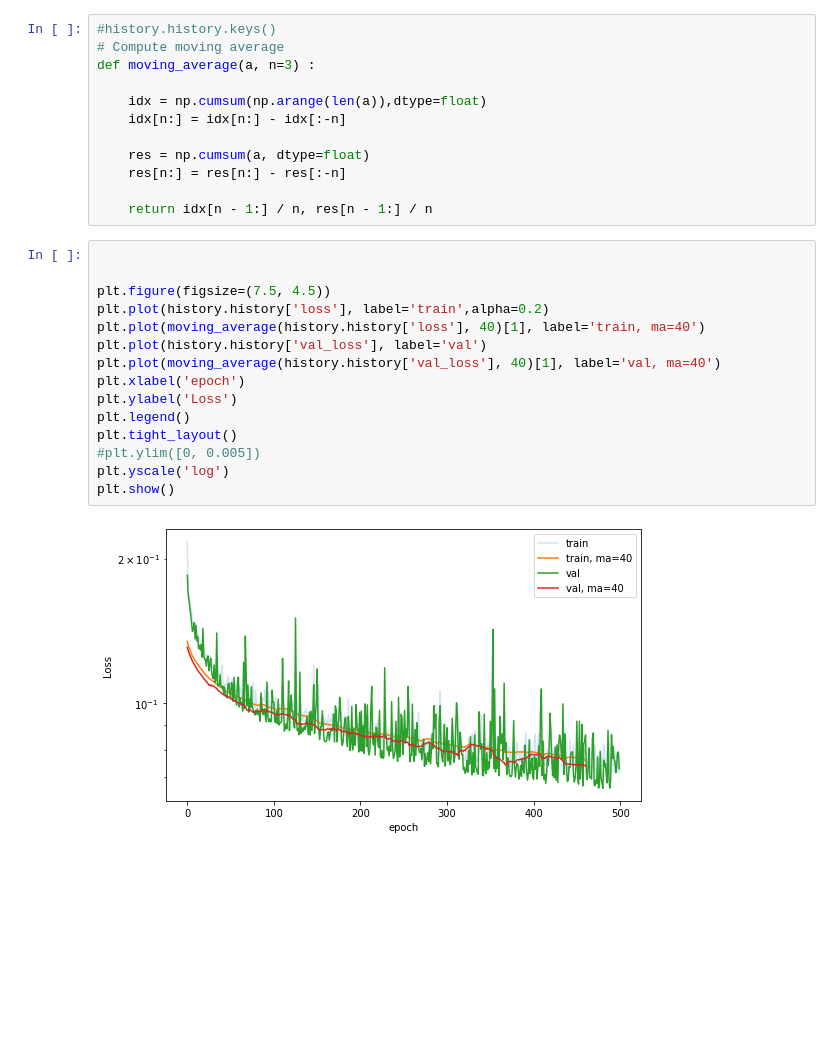
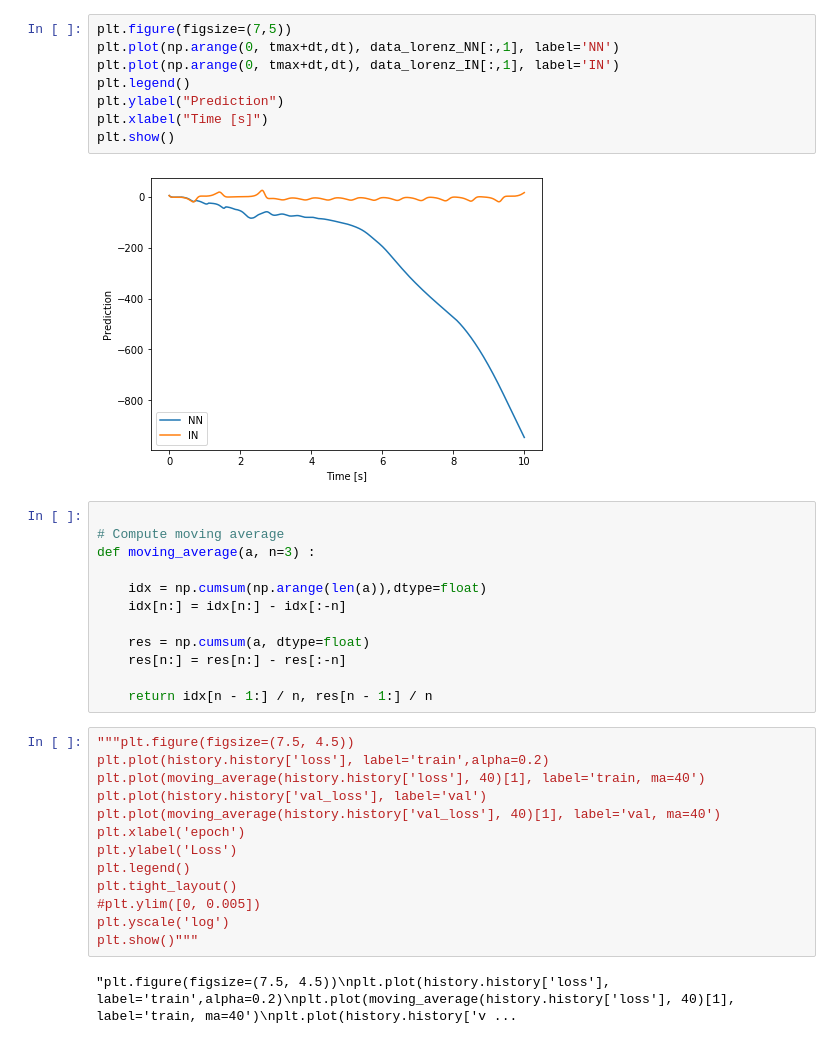
Before and after one commit to alozar-si/ml-naloga-4, a Jupyter notebook: Introduction01-Getting_started.ipynb, the cells around one changed output. Cells and saved outputs as stored; diff of their text form; blank space fills up the shorter version.

```diff
--- a/Introduction01-Getting_started.ipynb
+++ b/Introduction01-Getting_started.ipynb
@@ -102,5 +215,15 @@ Epoch 500/500
+# %%
+plt.figure(figsize=(7,5))
+plt.plot(np.arange(0, tmax+dt,dt), data_lorenz_NN[:,1], label='NN')
+plt.plot(np.arange(0, tmax+dt,dt), data_lorenz_IN[:,1], label='IN')
+plt.legend()
+plt.ylabel("Prediction")
+plt.xlabel("Time [s]")
+plt.show()
+# %% [output]
+[figure, added]
 # %%
-#history.history.keys()
+
 # Compute moving average
 def moving_average(a, n=3) :
 
@@ -112,9 +235,7 @@ def moving_average(a, n=3) :
 
     return idx[n - 1:] / n, res[n - 1:] / n
 # %%
-
-
-plt.figure(figsize=(7.5, 4.5))
+"""plt.figure(figsize=(7.5, 4.5))
 plt.plot(history.history['loss'], label='train',alpha=0.2)
 plt.plot(moving_average(history.history['loss'], 40)[1], label='train, ma=40')
 plt.plot(history.history['val_loss'], label='val')
@@ -125,6 +246,6 @@ plt.legend()
 plt.tight_layout()
 #plt.ylim([0, 0.005])
 plt.yscale('log')
-plt.show()
+plt.show()"""
 # %% [output]
-[figure, removed]
+"plt.figure(figsize=(7.5, 4.5))\nplt.plot(history.history['loss'], label='train',alpha=0.2)\nplt.plot(moving_average(history.history['loss'], 40)[1], label='train, ma=40')\nplt.plot(history.history['v ...
```
Also changed, not shown: parts of 30 cells of this notebook, 3 other files.
